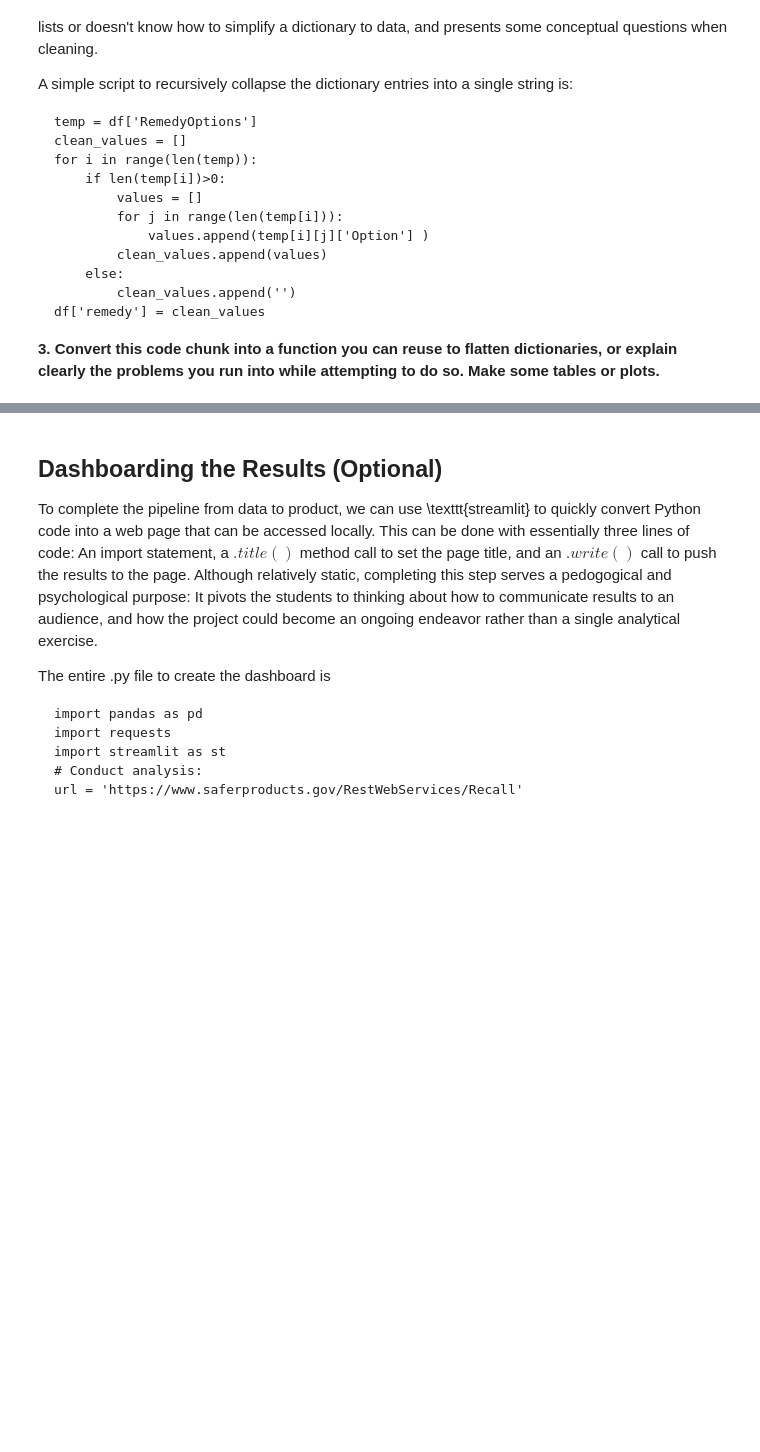
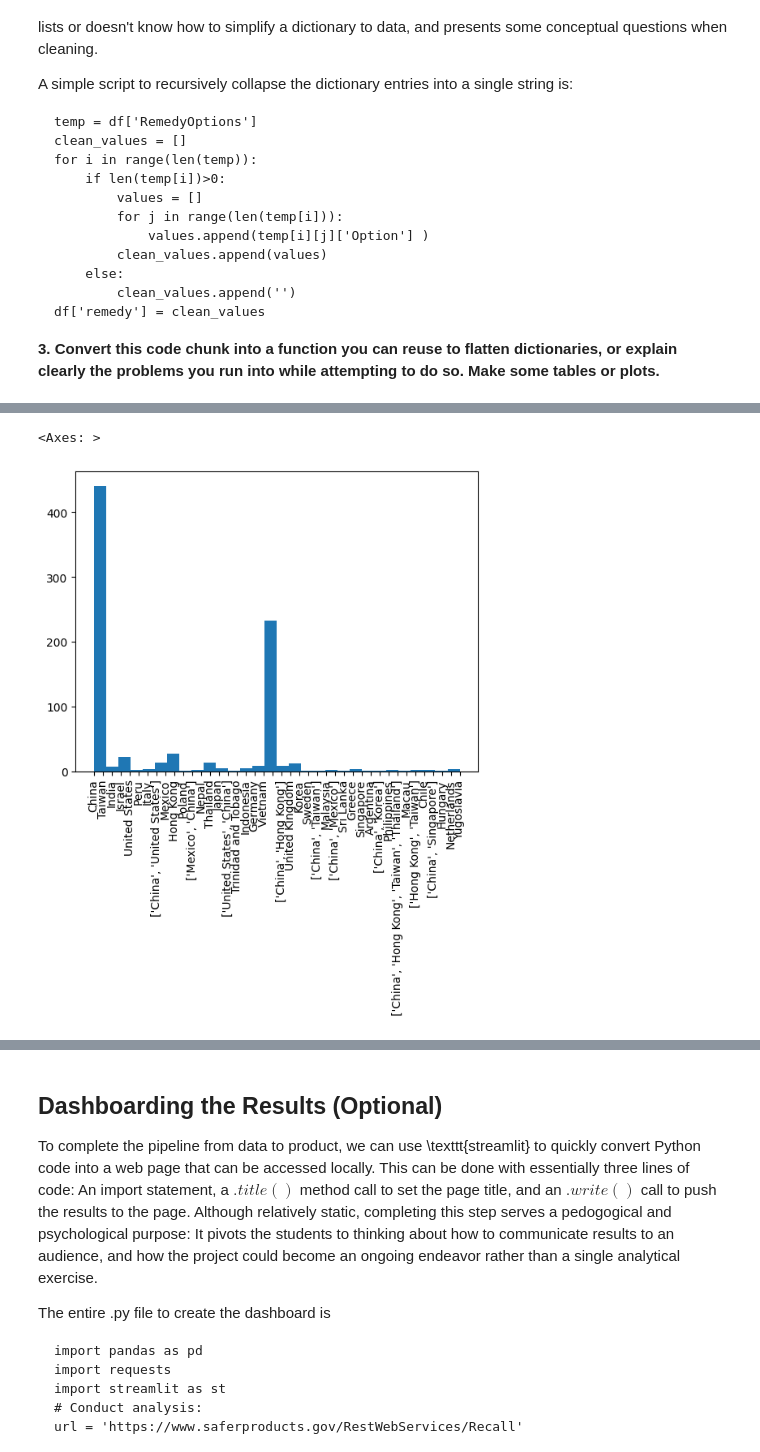
Before and after one commit to genevievepur/ds3001-labs, a Jupyter notebook: 01_api_calls/assignment_notebook.ipynb, the cells around one changed output, grey strips where cells are left out. Drawn from its saved outputs; the diff is of its cells as text; code cells hidden in the pictures; blank space fills up the shorter version.

```diff
--- a/01_api_calls/assignment_notebook.ipynb
+++ b/01_api_calls/assignment_notebook.ipynb
@@ -182,0 +182,5 @@ A simple script to recursively collapse the dictionary entries into a single str
+# %%
+df['mnf_country'].hist(grid=False,xrot=90,bins=30)
+# %% [output]
+<Axes: >
+[figure, added]
```
Also changed, not shown: parts of 14 cells of this notebook.
